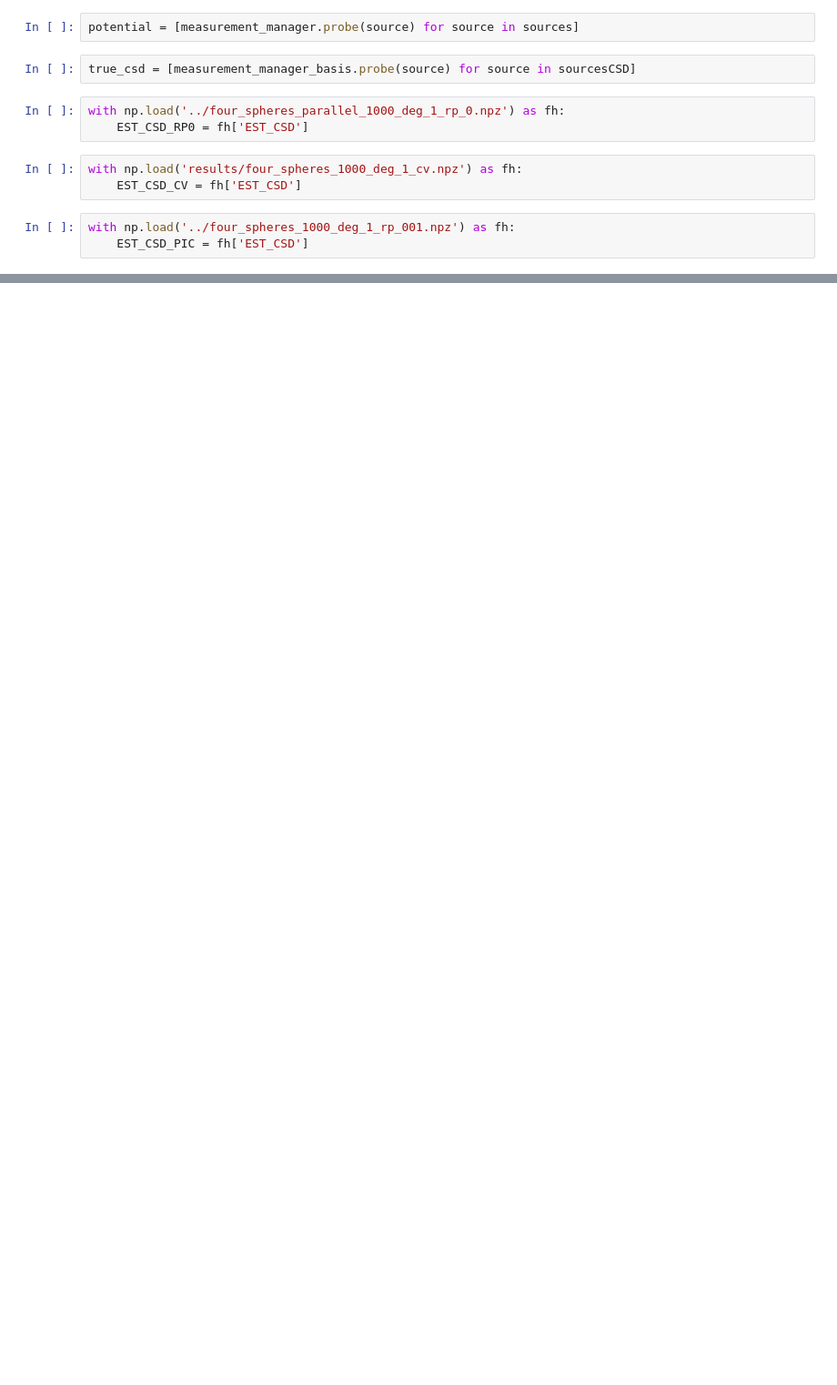
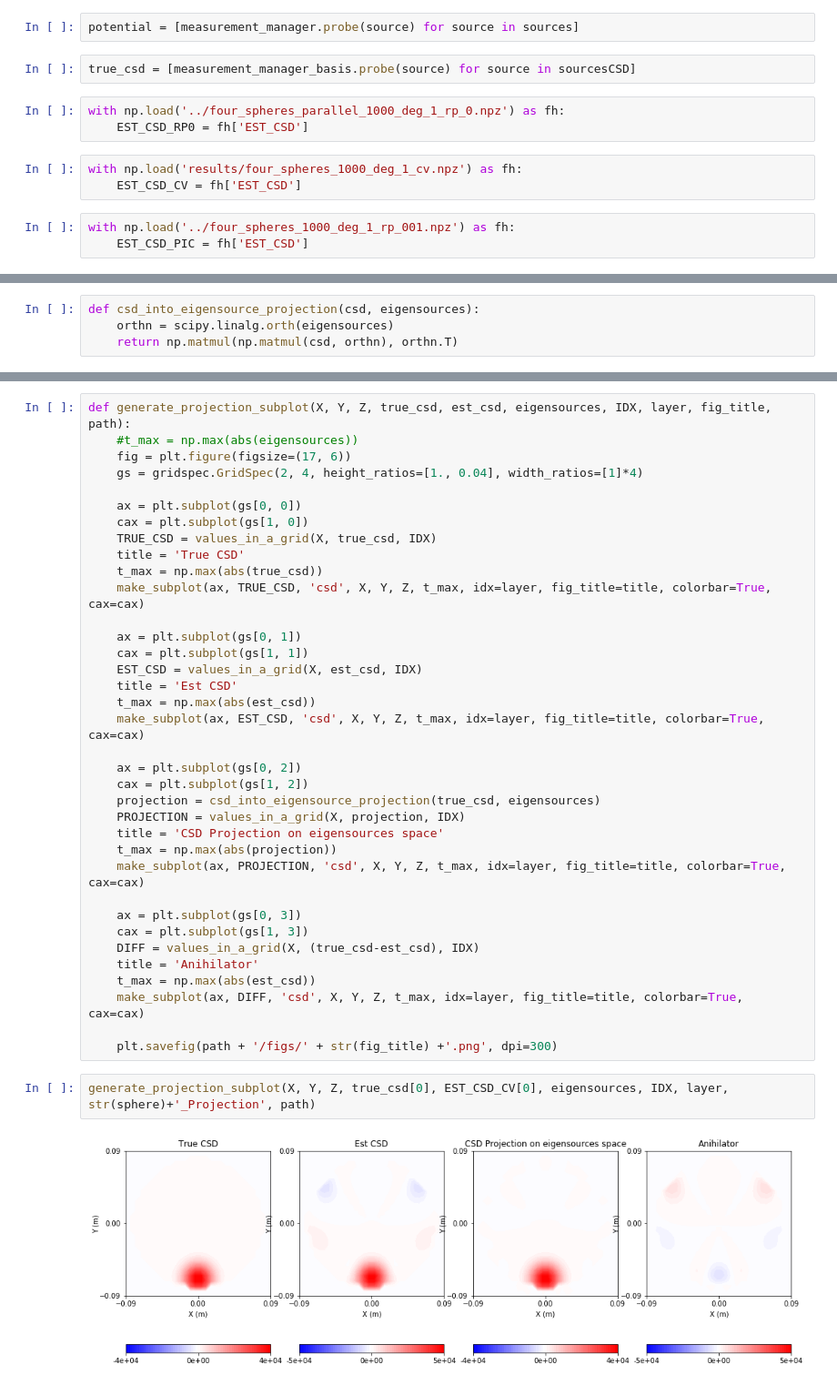
Before and after one commit to Neuroinflab/kESI, a Jupyter notebook: extras/validation/plotting_results.ipynb, the cells around one changed output, grey strips where cells are left out. Shown at 91% size. Saved outputs shown, nothing was run; the diff lists cells and outputs as text; blank space fills up the shorter version.

```diff
--- a/extras/validation/plotting_results.ipynb
+++ b/extras/validation/plotting_results.ipynb
@@ -337,0 +383,4 @@ four_spheres validation PicardCV src_nr 0
+# %%
+def csd_into_eigensource_projection(csd, eigensources):
+    orthn = scipy.linalg.orth(eigensources)
+    return np.matmul(np.matmul(csd, orthn), orthn.T)
@@ -337,0 +492,40 @@ four_spheres validation PicardCV src_nr 0
+# %%
+def generate_projection_subplot(X, Y, Z, true_csd, est_csd, eigensources, IDX, layer, fig_title, path):
+    #t_max = np.max(abs(eigensources))
+    fig = plt.figure(figsize=(17, 6))
+    gs = gridspec.GridSpec(2, 4, height_ratios=[1., 0.04], width_ratios=[1]*4)
+
+    ax = plt.subplot(gs[0, 0])
+    cax = plt.subplot(gs[1, 0])
+    TRUE_CSD = values_in_a_grid(X, true_csd, IDX)
+    title = 'True CSD'
+    t_max = np.max(abs(true_csd))
+    make_subplot(ax, TRUE_CSD, 'csd', X, Y, Z, t_max, idx=layer, fig_title=title, colorbar=True, cax=cax)
+
+    ax = plt.subplot(gs[0, 1])
+    cax = plt.subplot(gs[1, 1])
+    EST_CSD = values_in_a_grid(X, est_csd, IDX)
+    title = 'Est CSD'
+    t_max = np.max(abs(est_csd))
+    make_subplot(ax, EST_CSD, 'csd', X, Y, Z, t_max, idx=layer, fig_title=title, colorbar=True, cax=cax)
+
+    ax = plt.subplot(gs[0, 2])
+    cax = plt.subplot(gs[1, 2])
+    projection = csd_into_eigensource_projection(true_csd, eigensources)
+    PROJECTION = values_in_a_grid(X, projection, IDX)
+    title = 'CSD Projection on eigensources space'
+    t_max = np.max(abs(projection))
+    make_subplot(ax, PROJECTION, 'csd', X, Y, Z, t_max, idx=layer, fig_title=title, colorbar=True, cax=cax)
+
+    ax = plt.subplot(gs[0, 3])
+    cax = plt.subplot(gs[1, 3])
+    DIFF = values_in_a_grid(X, (true_csd-est_csd), IDX)
+    title = 'Anihilator'
+    t_max = np.max(abs(est_csd))
+    make_subplot(ax, DIFF, 'csd', X, Y, Z, t_max, idx=layer, fig_title=title, colorbar=True, cax=cax)
+
+    plt.savefig(path + '/figs/' + str(fig_title) +'.png', dpi=300)
+# %%
+generate_projection_subplot(X, Y, Z, true_csd[0], EST_CSD_CV[0], eigensources, IDX, layer, str(sphere)+'_Projection', path)
+# %% [output]
+[figure, added]
```
Also changed, not shown: parts of 13 cells of this notebook.
